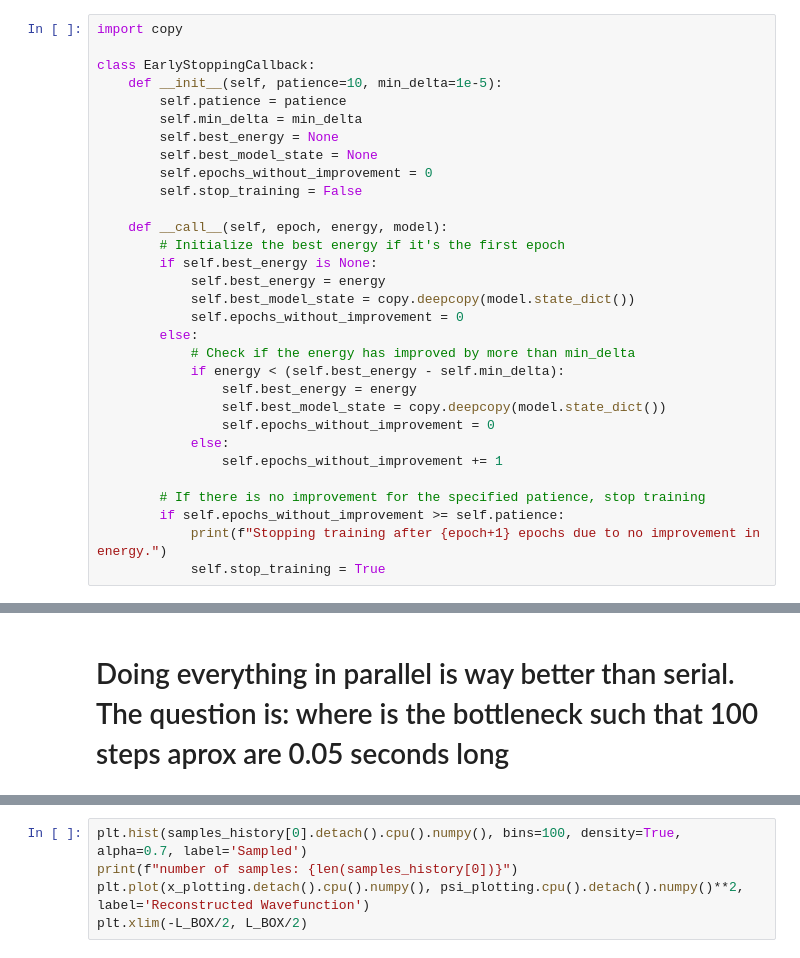
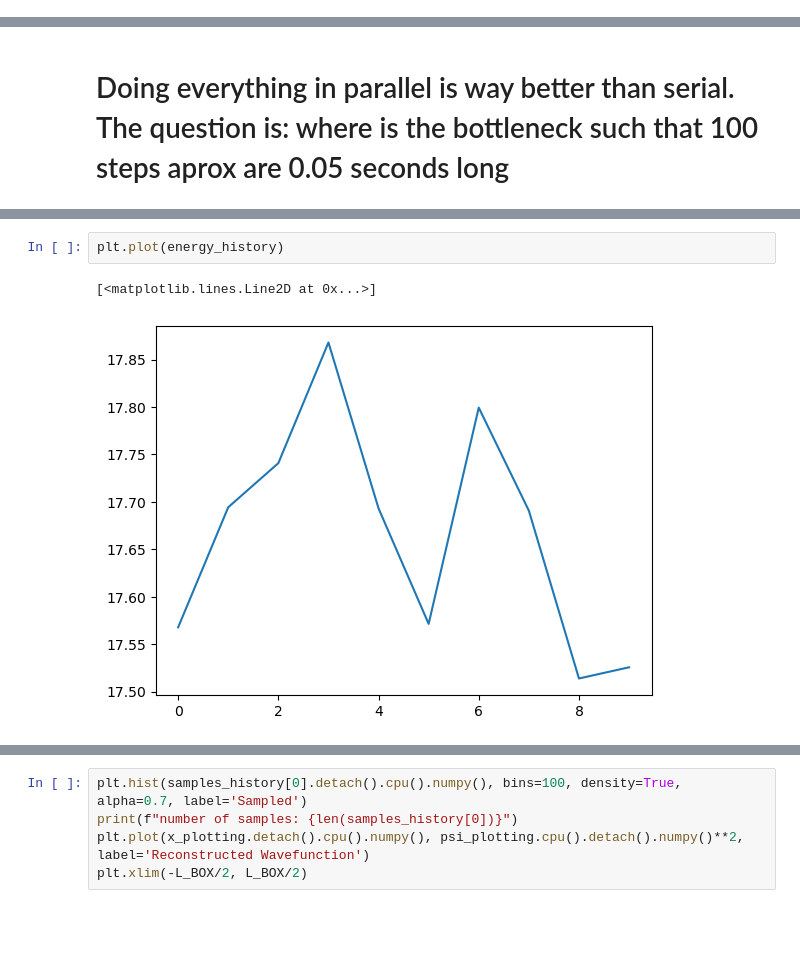
Before and after one commit to pfargas/qvarnet, a Jupyter notebook: notebooks/sampler_test.ipynb, the cells around one changed output, grey strips where cells are left out. Saved outputs shown, nothing was run; the diff lists cells and outputs as text; blank space fills up the shorter version.

```diff
--- a/notebooks/sampler_test.ipynb
+++ b/notebooks/sampler_test.ipynb
@@ -26,34 +27,3 @@ device = torch.device("cuda" if torch.cuda.is_available() else "cpu")
 print(f"Using device: {device}")
 # %% [output]
 Using device: cuda
-# %%
-import copy
-
-class EarlyStoppingCallback:
-    def __init__(self, patience=10, min_delta=1e-5):
-        self.patience = patience
-        self.min_delta = min_delta
-        self.best_energy = None
-        self.best_model_state = None
-        self.epochs_without_improvement = 0
-        self.stop_training = False
-
-    def __call__(self, epoch, energy, model):
-        # Initialize the best energy if it's the first epoch
-        if self.best_energy is None:
-            self.best_energy = energy
-            self.best_model_state = copy.deepcopy(model.state_dict())
-            self.epochs_without_improvement = 0
-        else:
-            # Check if the energy has improved by more than min_delta
-            if energy < (self.best_energy - self.min_delta):
-                self.best_energy = energy
-                self.best_model_state = copy.deepcopy(model.state_dict())
-                self.epochs_without_improvement = 0
-            else:
-                self.epochs_without_improvement += 1
-
-        # If there is no improvement for the specified patience, stop training
-        if self.epochs_without_improvement >= self.patience:
-            print(f"Stopping training after {epoch+1} epochs due to no improvement in energy.")
-            self.stop_training = True
@@ -464,0 +521,5 @@ Parameter model.2.bias after reconstruction: [-0.21344249]
+# %%
+plt.plot(energy_history)
+# %% [output]
+[<matplotlib.lines.Line2D at 0x...>]
+[figure, added]
```
Also changed, not shown: parts of 9 cells of this notebook, 2 other files.
